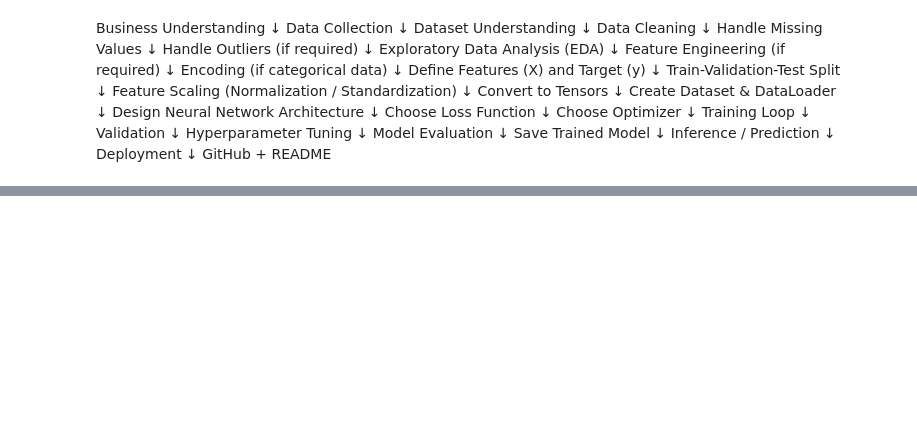
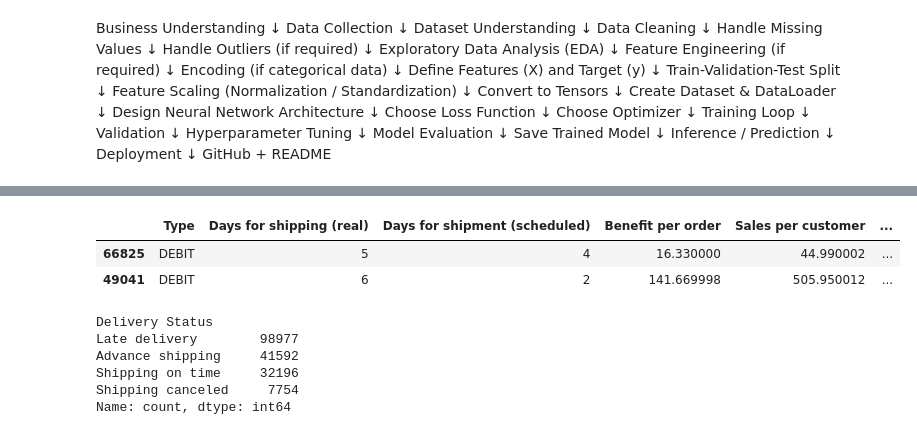
Before and after one commit to Rohit-coder-py/AI-Engineering-Notebooks, a Jupyter notebook: 𝗗𝗲𝗲𝗽 𝗟𝗲𝗮𝗿𝗻𝗶𝗻𝗴 𝗣𝗿𝗼𝗷𝗲𝗰𝘁𝘀/ANN Projects/Shipping Delay Prediction System v2/notebooks/ShipSense - Deep Learning.ipynb, the cells around one changed output, grey strips where cells are left out. Cells and saved outputs as stored; diff of their text form; code cells hidden in the pictures; blank space fills up the shorter version.

```diff
--- a/𝗗𝗲𝗲𝗽 𝗟𝗲𝗮𝗿𝗻𝗶𝗻𝗴 𝗣𝗿𝗼𝗷𝗲𝗰𝘁𝘀/ANN Projects/Shipping Delay Prediction System v2/notebooks/ShipSense - Deep Learning.ipynb
+++ b/𝗗𝗲𝗲𝗽 𝗟𝗲𝗮𝗿𝗻𝗶𝗻𝗴 𝗣𝗿𝗼𝗷𝗲𝗰𝘁𝘀/ANN Projects/Shipping Delay Prediction System v2/notebooks/ShipSense - Deep Learning.ipynb
@@ -68,0 +338,18 @@ df.sample(3)
+# %%
+df.drop(columns=['Order Zipcode'], inplace=True, errors='ignore')
+df.drop(columns=['Product Description'], inplace=True, errors='ignore')
+# %%
+df.sample(2)
+# %% [output]
+|  | Type | Days for shipping (real) | Days for shipment (scheduled) | Benefit per order | Sales per customer | ... |
+| 66825 | DEBIT | 5 | 4 | 16.330000 | 44.990002 | ... |
+| 49041 | DEBIT | 6 | 2 | 141.669998 | 505.950012 | ... |
+# %%
+df['Delivery Status'].value_counts()
+# %% [output]
+Delivery Status
+Late delivery        98977
+Advance shipping     41592
+Shipping on time     32196
+Shipping canceled     7754
+Name: count, dtype: int64
```
Also changed, not shown: parts of 18 cells of this notebook, 1 other file.
